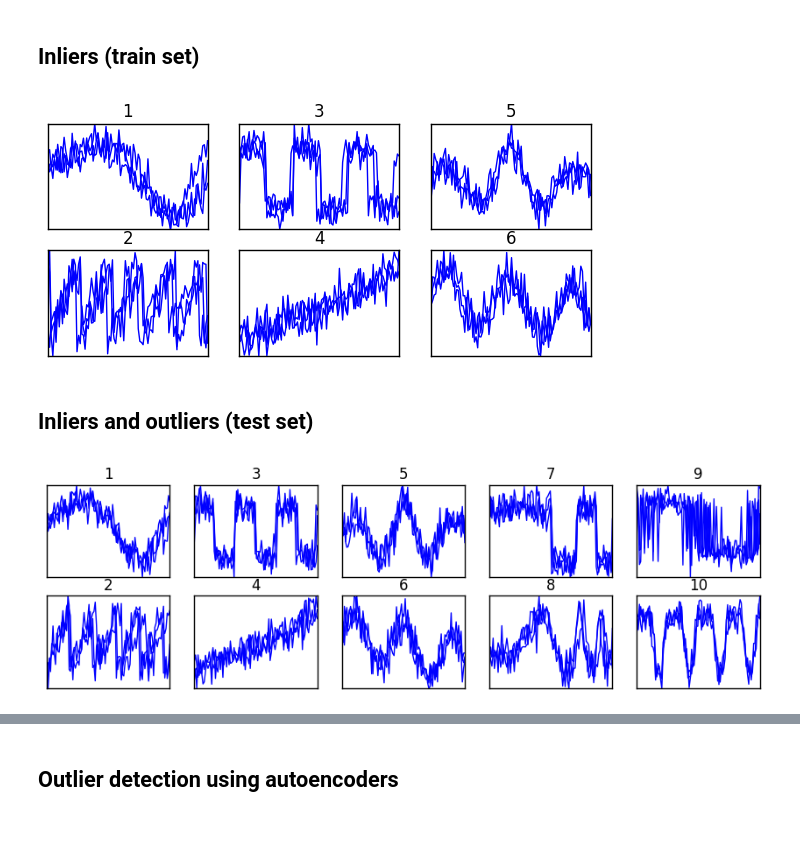
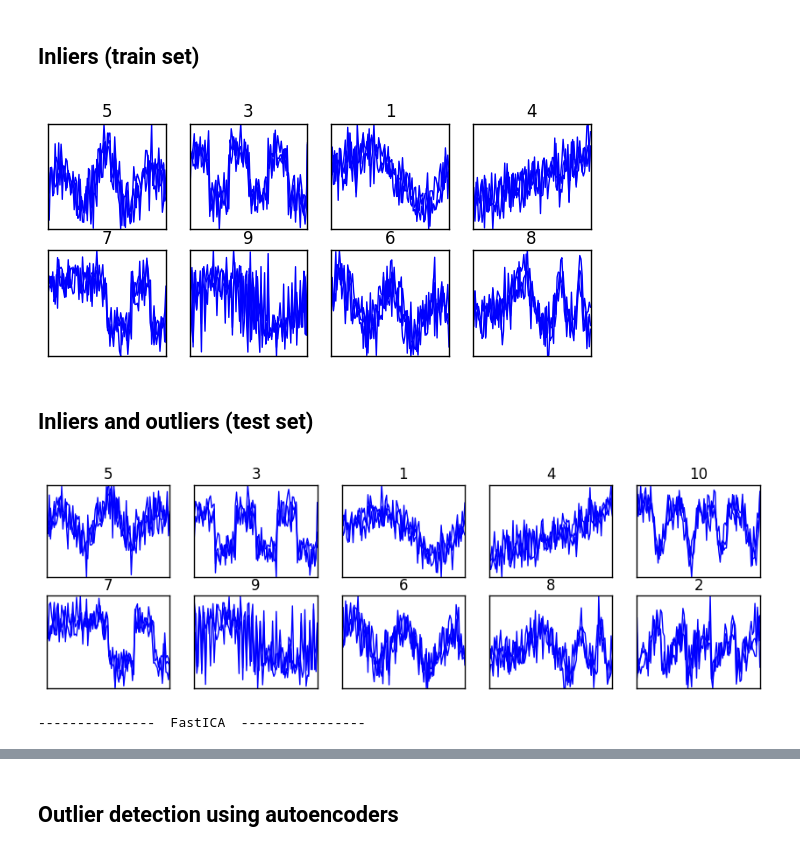
Before and after one commit to vafaei-ar/drama, a Jupyter notebook: notebooks/novility_detection.ipynb, the cells around one changed output, grey strips where cells are left out. Saved outputs shown, nothing was run; the diff lists cells and outputs as text; code cells hidden in the pictures.

```diff
--- a/notebooks/novility_detection.ipynb
+++ b/notebooks/novility_detection.ipynb
@@ -45,32 +27,53 @@ X, y = mce.synt_mix(i_sig,n_ftrs,n_sig=n_outlier_signals+1,sigma = noise,n1 = sc
+# %%
+n_ftrs = 100
+noise = 0.25
+scl = 0.02
+sft = 0.02
+
+sig_list = np.arange(1,11)
+random.shuffle(sig_list)
+
+maj_class = 500
+min_class = 50
+
+n_data = 4*[maj_class]+6*[min_class]
+
+train_data = {sig_list[i]:n_data[i] for i in range(8)}
+test_data = {sig_list[i]:n_data[i] for i in range(10)}
+
+X_train, y_train, X, y = mce.synt_unbalanced(train_data = train_data,test_data = test_data,
+                                    sigma = noise, n_ftrs = n_ftrs)
+
+true_outliers = np.in1d(y,sig_list[:7])
 # %% [markdown]
 ## Inliers (train set)
 # %%
-gs = gridspec.GridSpec(2, 3)
+gs = gridspec.GridSpec(2, 4)
 plt.figure(figsize=(7,3))
 
-for i in range(n_inlier_signals):
+for i in range(8):
     ax = plt.subplot(gs[i%2, i//2])
-    ax.set_title(str(i+1))
+    ax.set_title(str(sig_list[i]))
     ax.set_xticks([])
     ax.set_yticks([])
     for j in range(3):
-        xx = X_train[y_train==i+1][j]
+        xx = X_train[y_train==sig_list[i]][j]
         ax.plot(xx,'b')
 # %% [output]
-[figure, old version]
+[figure, new version]
 # %% [markdown]
 ## Inliers and outliers (test set)
 # %%
 gs = gridspec.GridSpec(2, 5)
 plt.figure(figsize=(10.5,3))
 
-for i in range(n_outlier_signals):
+for i in range(10):
     ax = plt.subplot(gs[i%2, i//2])
-    ax.set_title(str(i+1))
+    ax.set_title(str(sig_list[i]))
     ax.set_xticks([])
     ax.set_yticks([])
     for j in range(3):
-        xx = X[y==i+1][j]
+        xx = X[y==sig_list[i]][j]
         ax.plot(xx,'b')
 # %% [output]
-[figure, old version]
+[figure, new version]
@@ -76,0 +211,8 @@ for i in range(n_outlier_signals):
+# %%
+j = 5
+levs = 3
+o_list = sig_list[8:]
+
+df,dt = full_test_supervised_post_cluster(X_train,X,y,j,levs,o_list,z_dim=2)
+# %% [output]
+---------------  FastICA  ----------------
```
Also changed, not shown: parts of 14 cells of this notebook, 3 other files.
